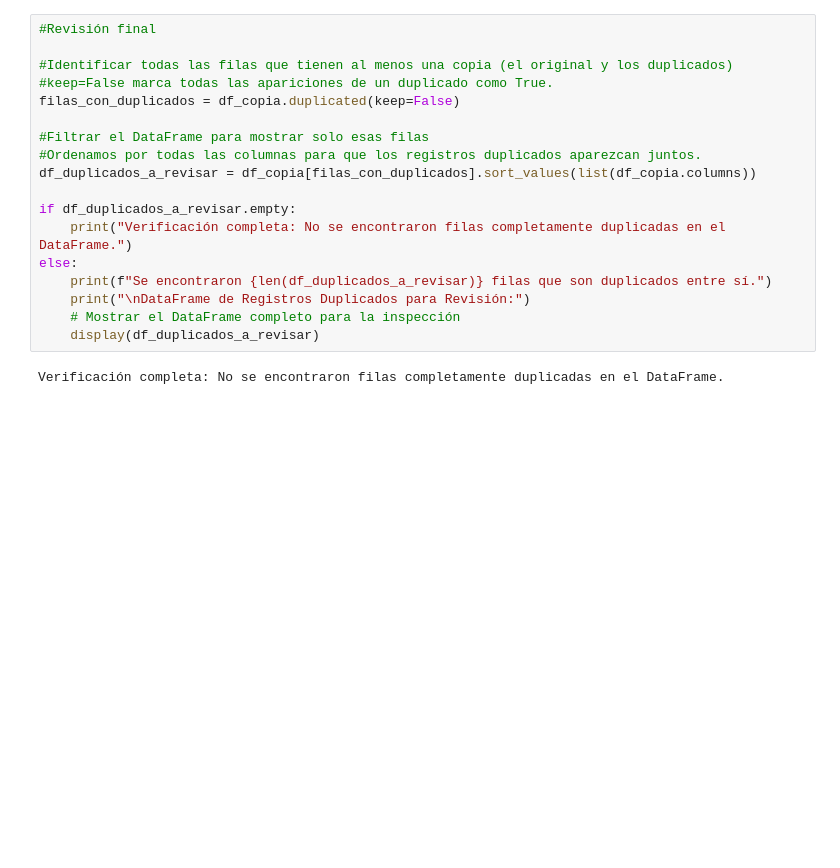
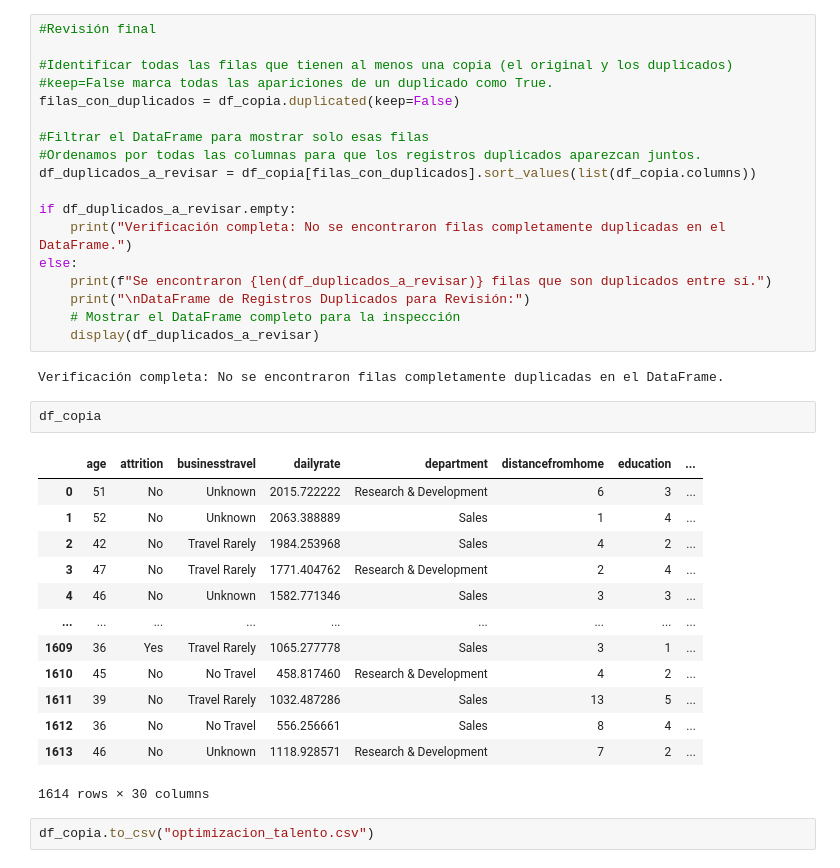
Before and after one commit to AnaROGA/project-da-promo-54-modulo-3-team-1, a Jupyter notebook: limpieza en local.ipynb, the cells around one changed output. Drawn from its saved outputs; the diff is of its cells as text; blank space fills up the shorter version.

```diff
--- a/limpieza en local.ipynb
+++ b/limpieza en local.ipynb
@@ -948,3 +948,21 @@ else:
     display(df_duplicados_a_revisar)
 # %% [output]
 Verificación completa: No se encontraron filas completamente duplicadas en el DataFrame.
+# %%
+df_copia
+# %% [output]
+|  | age | attrition | businesstravel | dailyrate | department | distancefromhome | education | ... |
+| 0 | 51 | No | Unknown | 2015.722222 | Research & Development | 6 | 3 | ... |
+| 1 | 52 | No | Unknown | 2063.388889 | Sales | 1 | 4 | ... |
+| 2 | 42 | No | Travel Rarely | 1984.253968 | Sales | 4 | 2 | ... |
+| 3 | 47 | No | Travel Rarely | 1771.404762 | Research & Development | 2 | 4 | ... |
+| 4 | 46 | No | Unknown | 1582.771346 | Sales | 3 | 3 | ... |
+| ... | ... | ... | ... | ... | ... | ... | ... | ... |
+| 1609 | 36 | Yes | Travel Rarely | 1065.277778 | Sales | 3 | 1 | ... |
+| 1610 | 45 | No | No Travel | 458.817460 | Research & Development | 4 | 2 | ... |
+| 1611 | 39 | No | Travel Rarely | 1032.487286 | Sales | 13 | 5 | ... |
+| 1612 | 36 | No | No Travel | 556.256661 | Sales | 8 | 4 | ... |
+| 1613 | 46 | No | Unknown | 1118.928571 | Research & Development | 7 | 2 | ... |
+1614 rows × 30 columns
+# %%
+df_copia.to_csv("optimizacion_talento.csv")
```
Also changed, not shown: 1 other file.
